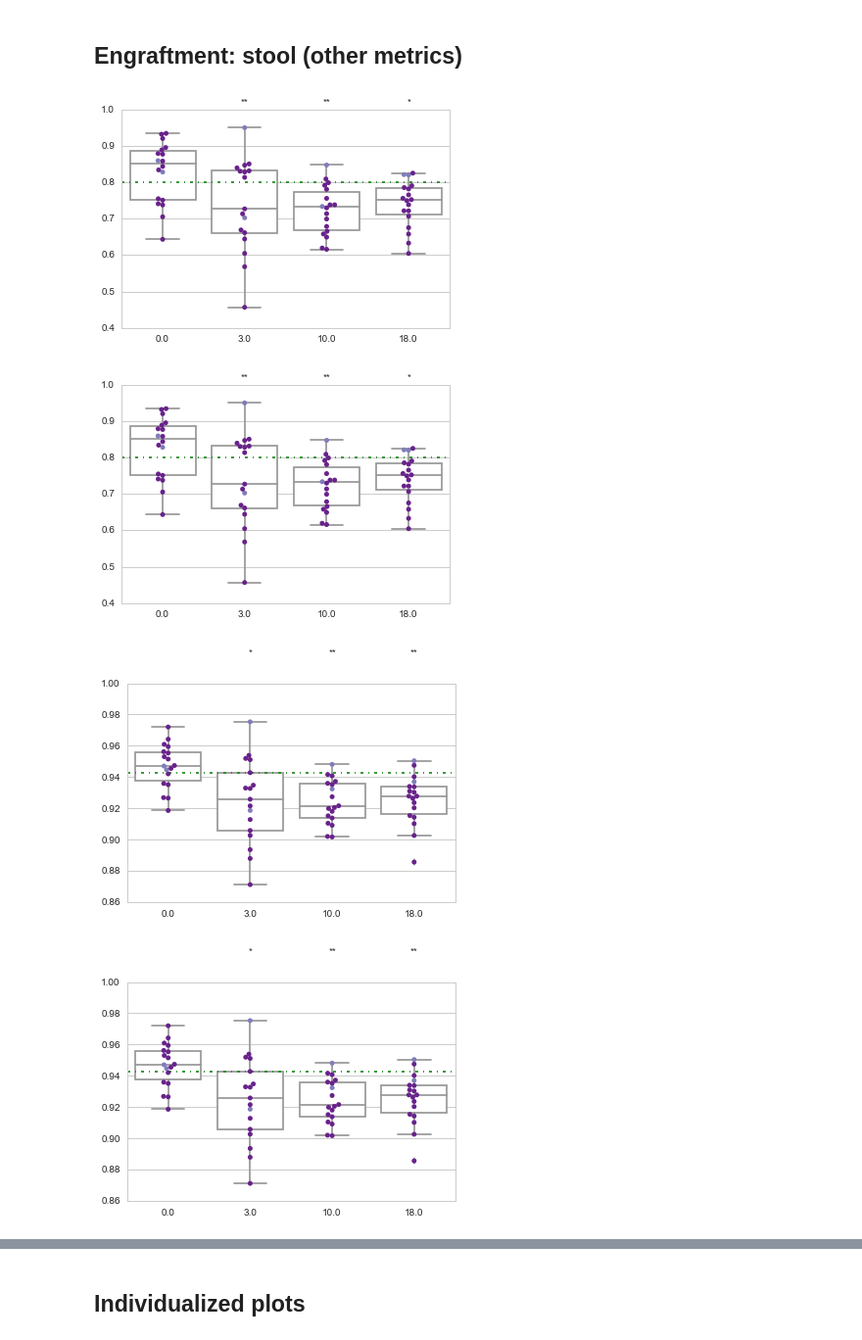
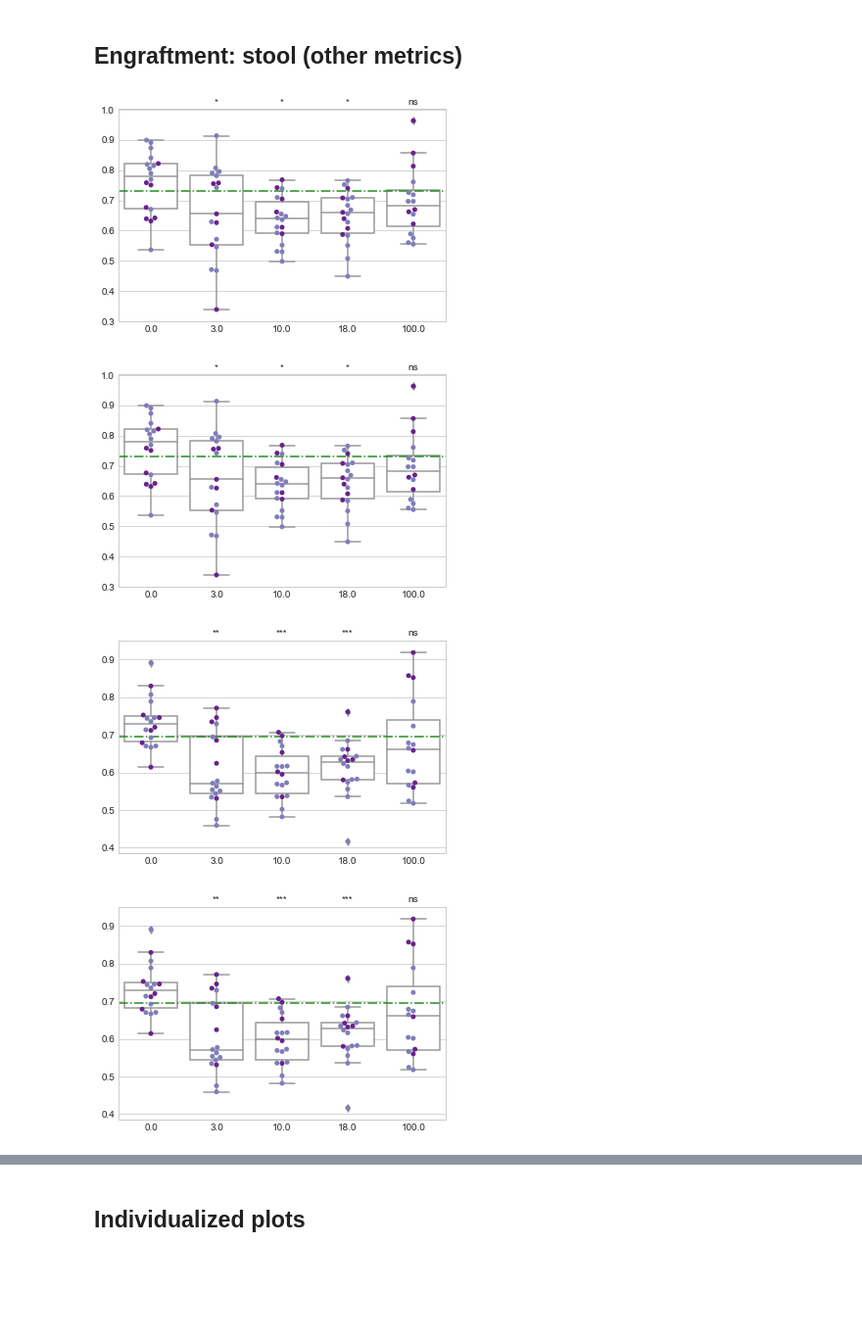
Before and after one commit to khemlalnirmalkar/autism-fmt1, a Jupyter notebook: 16S/engraftment.ipynb, the cells around one changed output, grey strips where cells are left out. Shown: that part at 98% size. Cells and saved outputs as stored; diff of their text form; code cells hidden in the pictures; blank space fills up the shorter version.

Commit message:
updated to use qiime 2 results

```diff
--- a/16S/engraftment.ipynb
+++ b/16S/engraftment.ipynb
@@ -8,11 +9,11 @@ import os
 import asd
 %matplotlib inline
 # %%
-data_dir = "../../microbiome-data/run1-4/vsearch-100/cd_even5721/"
-uu_fp = os.path.join(data_dir, "bdiv_even5721/unweighted_unifrac_dm.txt")
-wu_fp = os.path.join(data_dir, "bdiv_even5721/weighted_unifrac_dm.txt")
-bc_fp = os.path.join(data_dir, "bdiv_even5721/bray_curtis_dm.txt")
-bj_fp = os.path.join(data_dir, "bdiv_even5721/binary_jaccard_dm.txt")
-faithpd_fp = os.path.join(data_dir, "arare_max5721/alpha_div_collated/PD_whole_tree.txt")
-observed_otus_fp = os.path.join(data_dir, "arare_max5721/alpha_div_collated/observed_otus.txt")
-sample_md_fp = 'combined-map.tsv'
+data_dir = "../../2017.09-autism-followup/2017.09.18/"
+uu_fp = os.path.join(data_dir, "core-metrics-results/unweighted_unifrac_distance_matrix.qza")
+wu_fp = os.path.join(data_dir, "core-metrics-results/weighted_unifrac_distance_matrix.qza")
+bc_fp = os.path.join(data_dir, "core-metrics-results/bray_curtis_distance_matrix.qza")
+bj_fp = os.path.join(data_dir, "core-metrics-results/jaccard_distance_matrix.qza")
+faithpd_fp = os.path.join(data_dir, "core-metrics-results/faith_pd_vector.qza")
+observed_otus_fp = os.path.join(data_dir, "core-metrics-results/observed_otus_vector.qza")
+sample_md_fp = os.path.join(data_dir, "sample-metadata.tsv")
@@ -33,6 +20,6 @@ MD5 (../../microbiome-data/run1-4/vsearch-100/cd_even5721/arare_max5721/alpha_di
 # %%
 sample_md = pd.read_csv(sample_md_fp, sep='\t', index_col=0, dtype=object)
-wu_dm = skbio.DistanceMatrix.read(wu_fp)
-uu_dm = skbio.DistanceMatrix.read(uu_fp)
-bc_dm = skbio.DistanceMatrix.read(bc_fp)
-bj_dm = skbio.DistanceMatrix.read(bj_fp)
+uu_dm = qiime2.Artifact.load(uu_fp).view(skbio.DistanceMatrix)
+wu_dm = qiime2.Artifact.load(wu_fp).view(skbio.DistanceMatrix)
+bc_dm = qiime2.Artifact.load(bc_fp).view(skbio.DistanceMatrix)
+bj_dm = qiime2.Artifact.load(bj_fp).view(skbio.DistanceMatrix)
@@ -42,3 +26,6 @@ observed_otus = pd.read_csv(observed_otus_fp, sep='\t')
+# %%
+faithpd = qiime2.Artifact.load(faithpd_fp).view(pd.Series)
+observed_otus = qiime2.Artifact.load(observed_otus_fp).view(pd.Series)
 # %%
 asd.get_donor_sids(sample_md)
 # %% [output]
@@ -55,5 +42,5 @@ sample_md = asd.add_distance_to_donor(sample_md, wu_dm, metric_name='weighted Un
 sample_md = asd.add_distance_to_donor(sample_md, bc_dm, metric_name='Bray-Curtis')
 sample_md = asd.add_distance_to_donor(sample_md, bj_dm, metric_name='Jaccard')
 # %%
-sample_md = asd.add_alpha_diversity(sample_md, faithpd, 'Faith PD')
-sample_md = asd.add_alpha_diversity(sample_md, observed_otus, 'Observed OTUs')
+sample_md['Faith PD'] = faithpd
+sample_md['Observed OTUs'] = observed_otus
@@ -204,17 +106,17 @@ asd.plot_week_data_with_stats(sample_md, sample_type='stool',
 ## Engraftment: stool (other metrics)
 # %%
 asd.plot_week_data_with_stats(sample_md, sample_type='stool',
-                          metric='Bray-Curtis to most relevant donor', hue='responder',
+                          metric='Bray-Curtis to most relevant donor', hue='rectal_oral',
                           hide_donor_baseline=True, hide_control_baseline=True, dm=bc_dm)
 # %% [output]
-[figure, old version]
+[figure, new version]
-[figure, old version]
+[figure, new version]
 # %%
 asd.plot_week_data_with_stats(sample_md, sample_type='stool',
-                          metric='Jaccard to most relevant donor', hue='responder',
+                          metric='Jaccard to most relevant donor', hue='rectal_oral',
                           hide_donor_baseline=True, hide_control_baseline=True, dm=bj_dm)
 # %% [output]
-[figure, old version]
+[figure, new version]
-[figure, old version]
+[figure, new version]
 # %%
 e = asd.plot_week_data_with_stats(sample_md, sample_type='stool',
```
Also changed, not shown: parts of 27 cells of this notebook, 3 other files.
